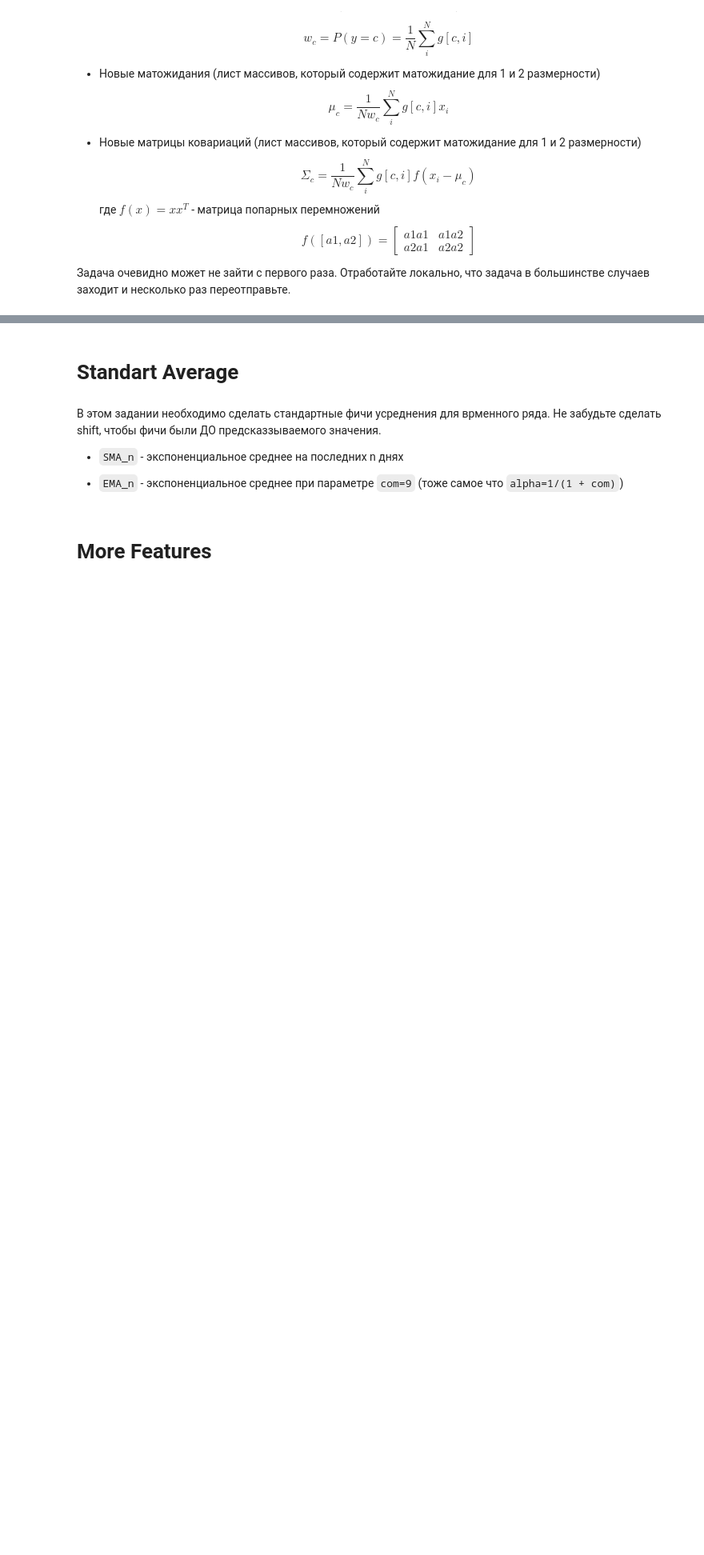
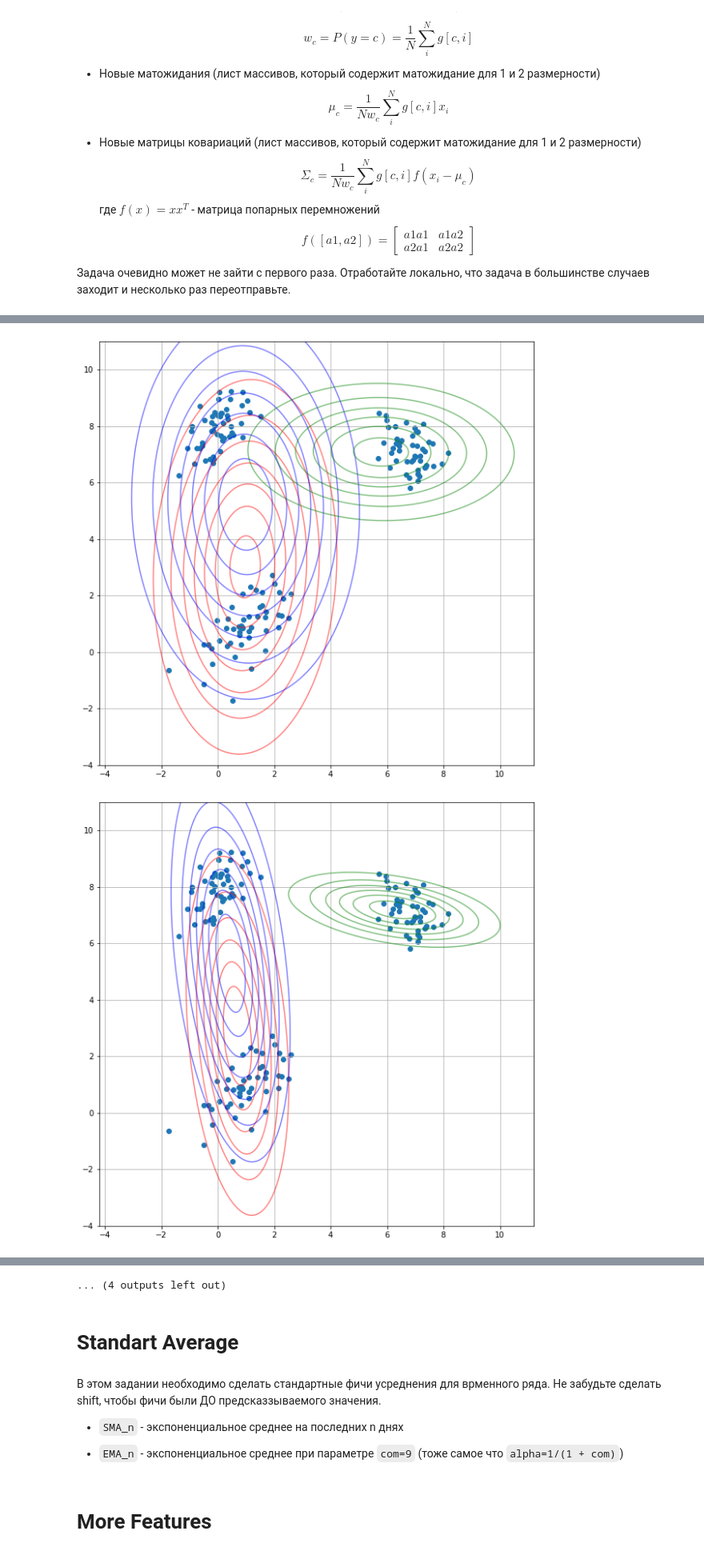
Before and after one commit to samstikhin/ml2022, a Jupyter notebook: 12-ClusterTS/HomeClusterTS.ipynb, the cells around one changed output, grey strips where cells are left out. Shown at 80% size. Saved outputs shown, nothing was run; the diff lists cells and outputs as text; code cells hidden in the pictures; blank space fills up the shorter version.

```diff
--- a/12-ClusterTS/HomeClusterTS.ipynb
+++ b/12-ClusterTS/HomeClusterTS.ipynb
@@ -264,12 +264,35 @@ class EM_algo():
 
         return self.mu_, self.cov_
 
-    def fit(self, X: np.array):
+    def plot_em(self):
+        x1 = np.linspace(-4,11,200)
+        x2 = np.linspace(-4,11,200)
+        Xl, Yl = np.meshgrid(x1,x2)
+
+        Z = [multivariate_normal(mu, s) for mu, s in zip(self.mu_, self.cov_)]
+
+        pos = np.empty(Xl.shape + (2,))                # a new array of given shape and type, without initializing entries
+        pos[:, :, 0] = Xl; pos[:, :, 1] = Yl
+
+        plt.figure(figsize=(10,10))                                                          # creating the figure and assigning the size
+        plt.scatter(self.X_[:,0], self.X_[:,1], marker='o')
+        color = ["r", "b", "g"]
+        for i in range(self.n_clusters_):
+            plt.contour(Xl, Yl, Z[i].pdf(pos), colors=color[i] ,alpha = 0.5)
+        plt.axis('equal')                                                                  # making both the axis
+        plt.grid()                                                                         # displaying gridlines
+        plt.show()
+
+
+
+    def fit(self, X: np.array, log=False):
         self.X_ = X
         self.mu_  = [random.choice(X) for _ in range(self.n_clusters_)] #берем произвольные точки как центры наших кластеров List[np.array]
         self.cov_ = [np.cov(np.transpose(X)) for _ in range(self.n_clusters_)] #считаем матрицу ковариаций для каждого распределения List[np.array]
         for _ in range(self.n_iter):
             self._mstep(self._estep())
+            if log:
+                self.plot_em()
         return self
 # %%
 x01 = [[1,1],[1.1,1.1],[0.9,0.9],[1,1.2]]
@@ -345,0 +371,6 @@ assert_allclose(np.array(model.cov_)[sort_idx], [cov1, cov2, cov3], atol=0.5)
+# %%
+model = EM_algo(n_clusters=3, n_iter=15)
+model.fit(X2, log=True)
+# %% [output]
+[figure, added]
+[figure, added]
@@ -346,3 +387,4 @@ assert_allclose(np.array(model.cov_)[sort_idx], [cov1, cov2, cov3], atol=0.5)
+... (4 outputs left out)
 # %% [markdown]
 # Standart Average
 # %% [markdown]
```
Also changed, not shown: parts of 2 cells of this notebook, 6 other files.
